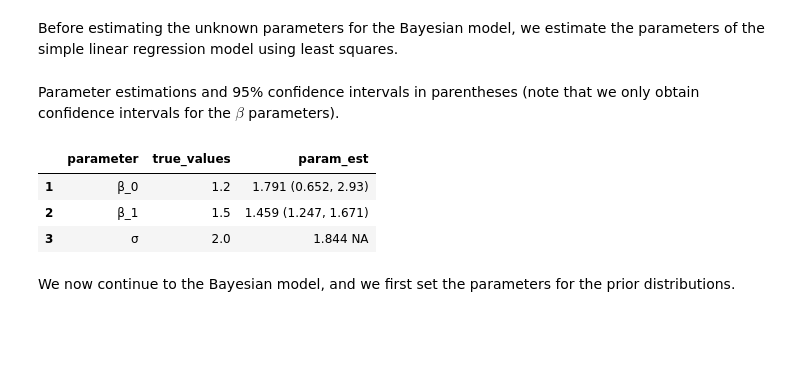
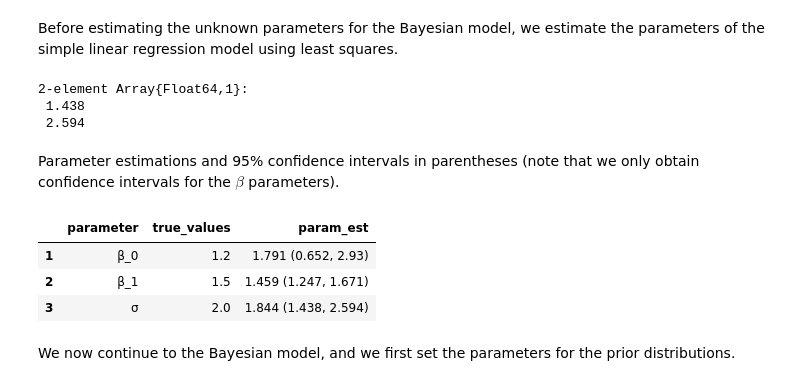
Before and after one commit to SamuelWiqvist/introlikelihoodfree, a Jupyter notebook: An introduction to likelihood-free inference.ipynb, the cells around one changed output. Cells and saved outputs as stored; diff of their text form; code cells hidden in the pictures; blank space fills up the shorter version.

```diff
--- a/An introduction to likelihood-free inference.ipynb
+++ b/An introduction to likelihood-free inference.ipynb
@@ -125,6 +122,8 @@ PyPlot.ylabel(L"$y$");
 Before estimating the unknown parameters for the Bayesian model, we estimate the parameters of the simple linear regression model using least squares.
 # %%
 n = length(y) # set nbr of obs
+
+
 
 X = ones(n,2); # set design matrix
 X[:,2] = x;
@@ -136,15 +135,25 @@ X[:,2] = x;
 # compute conf int for β'as
 conf_int_lower_bound = round.(β_hat_least_squares - quantile(TDist(n-2), 0.975)*β_hat_least_squares_std,3);
 conf_int_upper_bound = round.(β_hat_least_squares + quantile(TDist(n-2), 0.975)*β_hat_least_squares_std,3);
+
+
+# compute conf int for σ
+Q_0 = sum((y-mean(y)).^2) - sum((x-mean(x)).*(y-mean(y)))^2/sum((x-mean(x)).^2);
+
+conf_int_sigma = round.([sqrt(Q_0/quantile(Chisq(n-2),0.975)), sqrt(Q_0/quantile(Chisq(n-2),0.025))],3)
+# %% [output]
+2-element Array{Float64,1}:
+ 1.438
+ 2.594
 # %% [markdown]
 Parameter estimations and 95% confidence intervals in parentheses (note that we only obtain confidence intervals for the $\beta$ parameters).
 # %%
-df_ls_param_est = DataFrame(parameter = ["β_0"; "β_1";"σ"], true_values = θ_true, param_est  = ["$(β_hat_least_squares[1]) ($(conf_int_lower_bound[1]), $(conf_int_upper_bound[1]))"; "$(β_hat_least_squares[2]) ($(conf_int_lower_bound[2]), $(conf_int_upper_bound[2]))"; "$(σ_hat_least_squares) NA"])
+df_ls_param_est = DataFrame(parameter = ["β_0"; "β_1";"σ"], true_values = θ_true, param_est  = ["$(β_hat_least_squares[1]) ($(conf_int_lower_bound[1]), $(conf_int_upper_bound[1]))"; "$(β_hat_least_squares[2]) ($(conf_int_lower_bound[2]), $(conf_int_upper_bound[2]))"; "$(σ_hat_least_squares) ($(conf_int_sigma[1]), $(conf_int_sigma[2]))"])
 # %% [output]
 |  | parameter | true_values | param_est |
 | 1 | β_0 | 1.2 | 1.791 (0.652, 2.93) |
 | 2 | β_1 | 1.5 | 1.459 (1.247, 1.671) |
-| 3 | σ | 2.0 | 1.844 NA |
+| 3 | σ | 2.0 | 1.844 (1.438, 2.594) |
 # %% [markdown]
 We now continue to the Bayesian model, and we first set the parameters for the prior distributions.
 # %%
```
Also changed, not shown: parts of 13 cells of this notebook, 2 other files.
